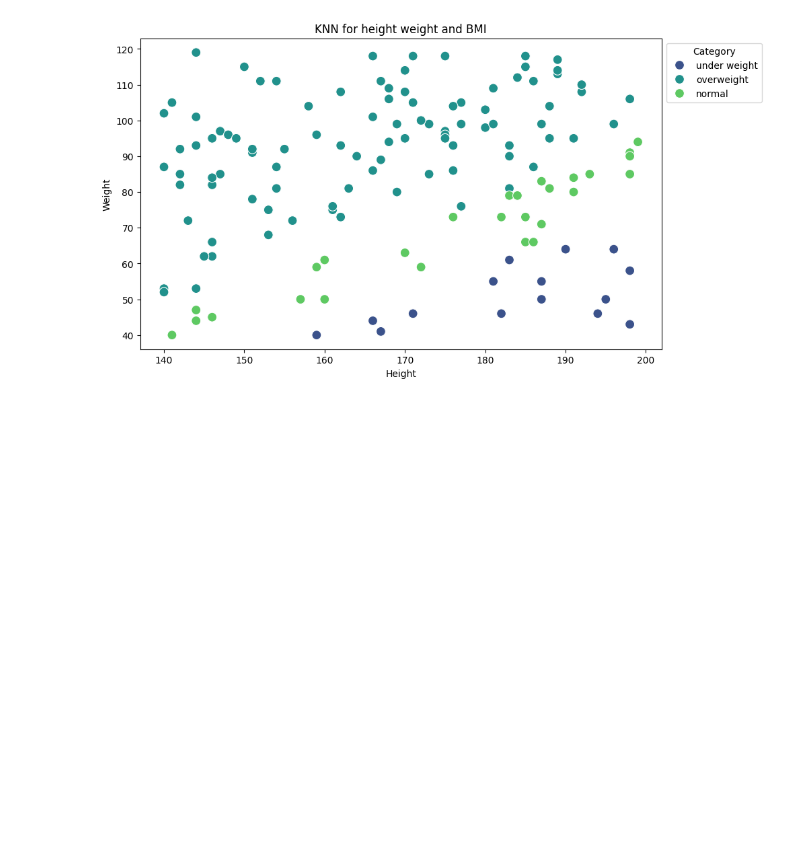
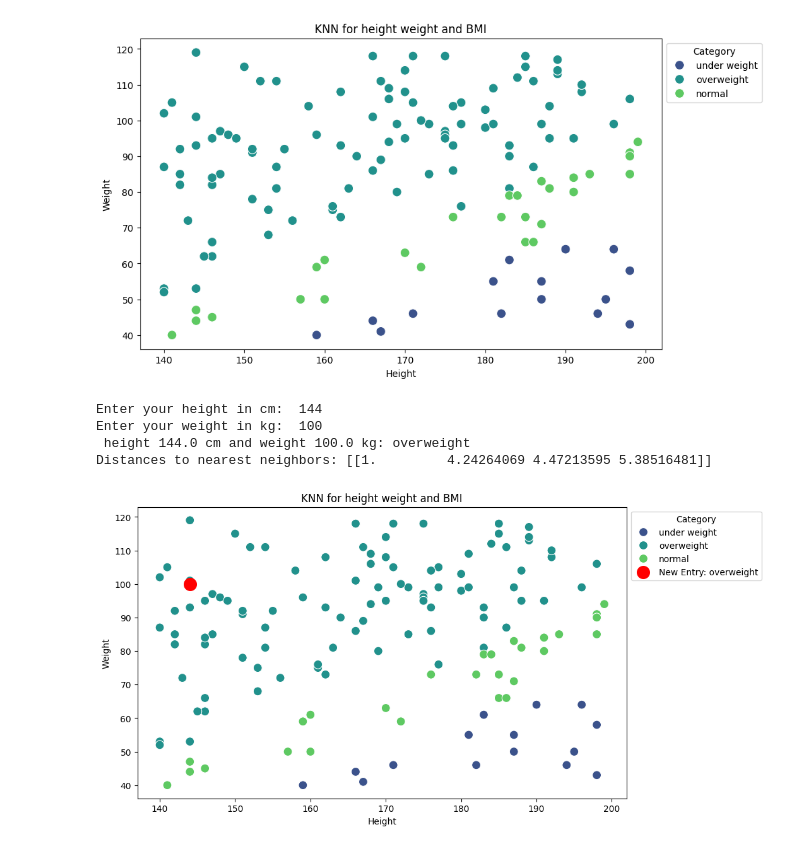
Before and after one commit to Draco2vault/Python_ML_internship_24, a Jupyter notebook: date_09.ipynb, the cells around one changed output. Saved outputs shown, nothing was run; the diff lists cells and outputs as text; code cells hidden in the pictures; blank space fills up the shorter version.

```diff
--- a/date_09.ipynb
+++ b/date_09.ipynb
@@ -74,3 +78,37 @@ plt.legend(title="Category", bbox_to_anchor=(1, 0.2,0.2, 0.8), loc='upper left')
 plt.show()
 # %% [output]
 [figure]
+# %%
+def predictBMI(height, weight, model, l_c):
+
+    data = np.array([[height, weight]])
+    predicted_label = model.predict(data)
+    predicted_category = l_c.inverse_transform(predicted_label)[0]
+    return predicted_category
+
+user_h = float(input("Enter your height in cm: "))
+user_w = float(input("Enter your weight in kg: "))
+
+predicted_cat = predictBMI(user_h, user_w, model, l_c)
+print(f" height {user_h} cm and weight {user_w} kg: {predicted_cat}")
+
+input_data = np.array([[user_h, user_w]])
+d, i = model.kneighbors(input_data, n_neighbors=4)
+
+print(f"Distances to nearest neighbors: {d}")
+
+
+plt.figure(figsize=(10, 6))
+sns.scatterplot(data=plot_df, x="height", y="weight", hue="category", palette="viridis", s=100)
+plt.scatter(user_h, user_w, color='r', s=200, label=f'New Entry: {predicted_cat}')
+plt.title("KNN for height weight and BMI")
+plt.xlabel("Height")
+plt.ylabel("Weight")
+plt.legend(title="Category", bbox_to_anchor=(1, 0.2, 0.2, 0.8), loc='upper left')
+plt.show()
+# %% [output]
+Enter your height in cm:  144
+Enter your weight in kg:  100
+ height 144.0 cm and weight 100.0 kg: overweight
+Distances to nearest neighbors: [[1.         4.24264069 4.47213595 5.38516481]]
+[figure, added]
```
Also changed, not shown: parts of 1 cell of this notebook.
